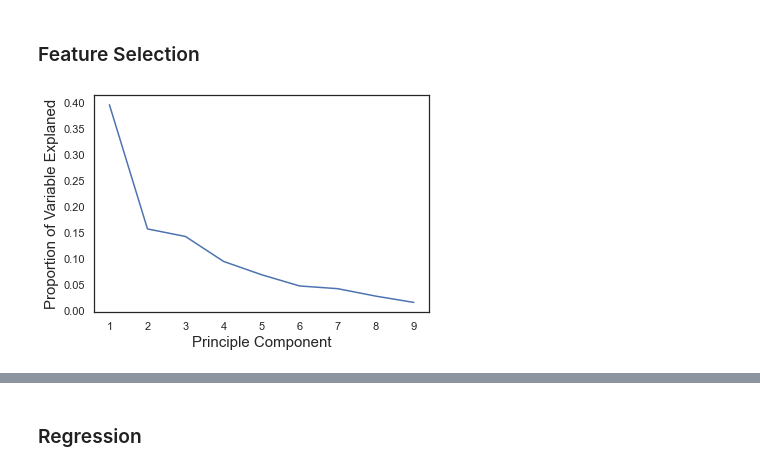
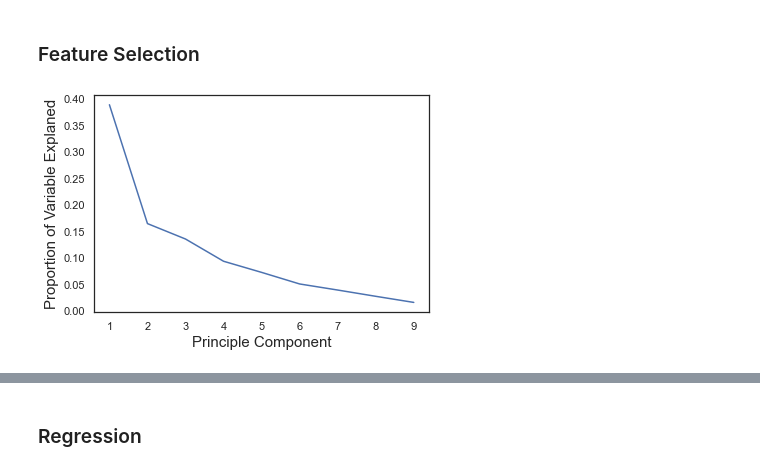
Before and after one commit to cs-ssa-w21/final-project-rooibos, a Jupyter notebook: visualization.ipynb, the cells around one changed output, grey strips where cells are left out. Drawn from its saved outputs; the diff is of its cells as text; code cells hidden in the pictures.

```diff
--- a/visualization.ipynb
+++ b/visualization.ipynb
@@ -406,14 +401,12 @@ import matplotlib.pyplot as plt
 # Load socioeconomic data set and merge with the crime data
 df = (pd.read_csv("data_reg.csv", encoding="utf-8")
         .set_index("Unnamed: 0"))
-merged_df = pd.merge(df, crime, left_on="City",
-                     right_on="City_CN", how="inner")
+merged_df = pd.merge(df, crime, on="City", how="inner")
 
 # Preprocess the data set
-df = (merged_df.iloc[:, 3:-1]
-               .dropna()
-               .drop(["province", "City_CN"], axis=1)
-               .rename(columns={"City_y": "City"}))
+df = (merged_df.iloc[:, 1:-2]
+                .dropna()
+               .drop("Province_x", axis=1))
 
 df.head()
 # %% [output]
@@ -438,6 +431,6 @@ plt.xticks(rotation=45);
 # %%
 # Shorten variable names for better graph
-subset = df.iloc[:, :-1]
+subset = df.drop("City", axis=1)
 subset.columns = ["Population", "% Nature Growth",
                   "Avg Annual Salary/Urban Employee",
                   "Population Density", "Per GDP",
@@ -474,28 +467,28 @@ plt.title("Correlation Matrix", fontsize=16);
 # %%
 # PCA
 from sklearn.decomposition import PCA
 from sklearn import preprocessing
 from scipy import stats
 
 # Separating out indepedent and dependent variables
 features = subset.columns[:-1]
 X = subset.iloc[:, :-1].values
 Y = subset.Count
 
 # Standardizing indepedent variables
 scaled_x = preprocessing.StandardScaler().fit_transform(X)
 
 # Conduct PCA
-N = len(features) - 1
-pca = PCA(n_components=N)
+N = len(features)
+pca = PCA(n_components=N - 1)
 x_reduced = pca.fit_transform(scaled_x)
 
 # Plot PVE
 pve = pca.explained_variance_ratio_
 plt.figure(figsize=(6, 4))
-plt.plot(np.arange(1, N + 1), pve)
+plt.plot(np.arange(1, N), pve)
 plt.ylabel("Proportion of Variable Explaned", fontsize=15)
 plt.xlabel("Principle Component", fontsize=15)
 plt.show()
 # %% [output]
-[figure, old version]
+[figure, new version]
```
Also changed, not shown: parts of 12 cells of this notebook, 2 other files.
